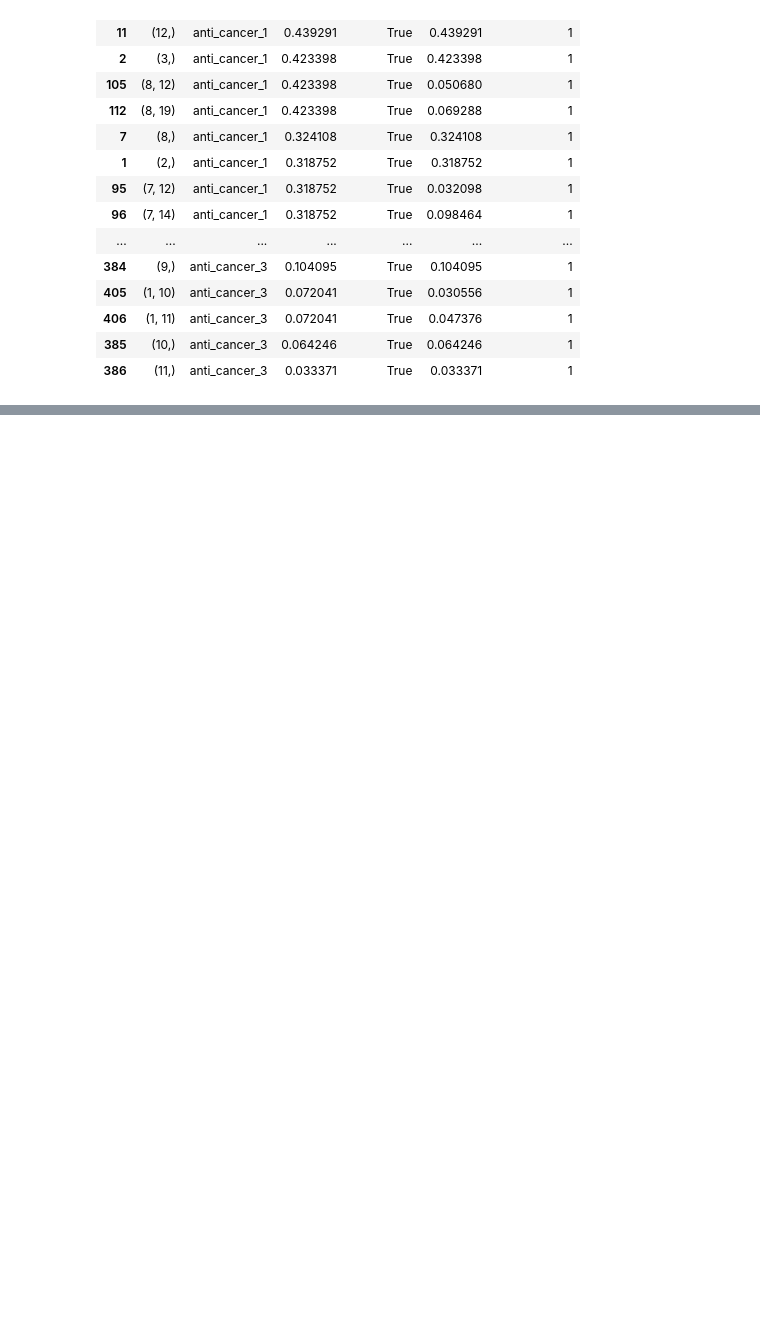
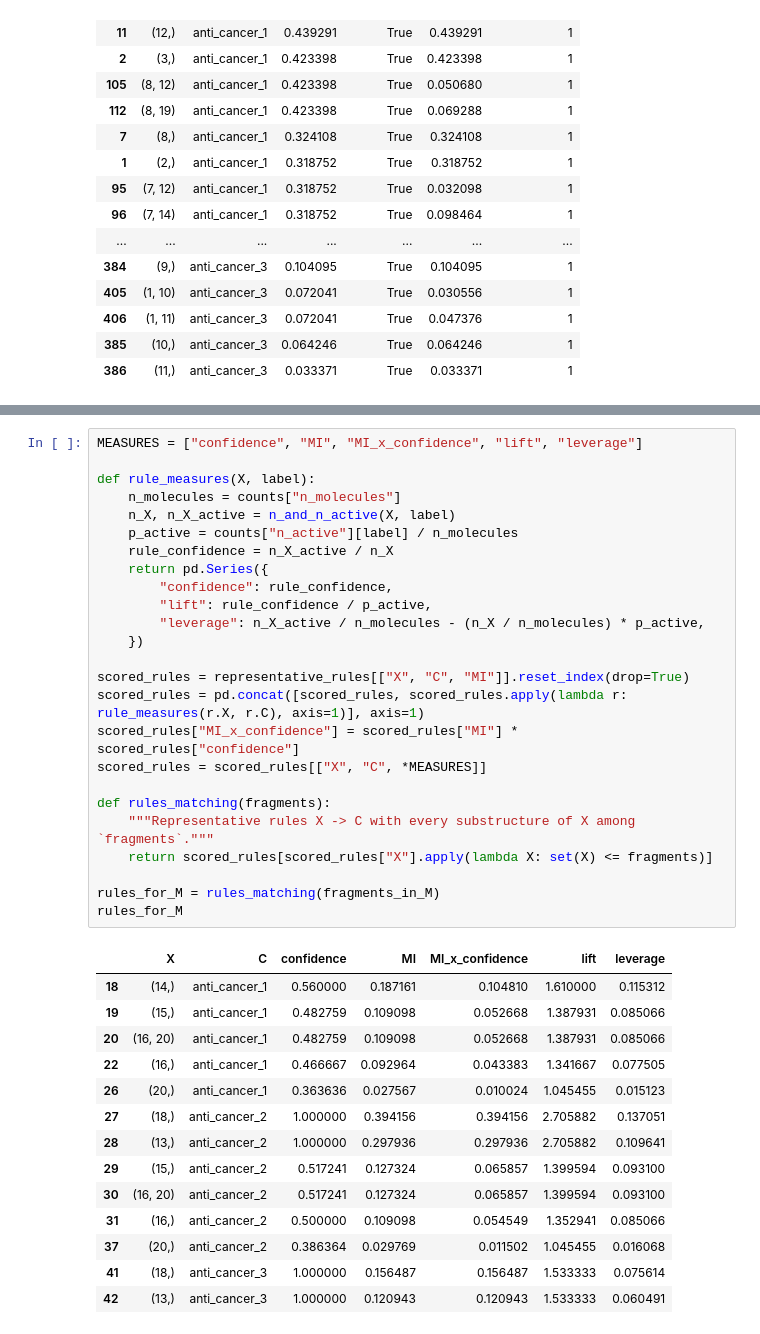
Before and after one commit to SMesForoush/DataMiningHomework4, a Jupyter notebook: homework4.ipynb, the cells around one changed output, grey strips where cells are left out. Cells and saved outputs as stored; diff of their text form; blank space fills up the shorter version.

```diff
--- a/homework4.ipynb
+++ b/homework4.ipynb
@@ -322,0 +340,40 @@ representative_rules
+# %%
+MEASURES = ["confidence", "MI", "MI_x_confidence", "lift", "leverage"]
+
+def rule_measures(X, label):
+    n_molecules = counts["n_molecules"]
+    n_X, n_X_active = n_and_n_active(X, label)
+    p_active = counts["n_active"][label] / n_molecules
+    rule_confidence = n_X_active / n_X
+    return pd.Series({
+        "confidence": rule_confidence,
+        "lift": rule_confidence / p_active,
+        "leverage": n_X_active / n_molecules - (n_X / n_molecules) * p_active,
+    })
+
+scored_rules = representative_rules[["X", "C", "MI"]].reset_index(drop=True)
+scored_rules = pd.concat([scored_rules, scored_rules.apply(lambda r: rule_measures(r.X, r.C), axis=1)], axis=1)
+scored_rules["MI_x_confidence"] = scored_rules["MI"] * scored_rules["confidence"]
+scored_rules = scored_rules[["X", "C", *MEASURES]]
+
+def rules_matching(fragments):
+    """Representative rules X -> C with every substructure of X among `fragments`."""
+    return scored_rules[scored_rules["X"].apply(lambda X: set(X) <= fragments)]
+
+rules_for_M = rules_matching(fragments_in_M)
+rules_for_M
+# %% [output]
+|  | X | C | confidence | MI | MI_x_confidence | lift | leverage |
+| 18 | (14,) | anti_cancer_1 | 0.560000 | 0.187161 | 0.104810 | 1.610000 | 0.115312 |
+| 19 | (15,) | anti_cancer_1 | 0.482759 | 0.109098 | 0.052668 | 1.387931 | 0.085066 |
+| 20 | (16, 20) | anti_cancer_1 | 0.482759 | 0.109098 | 0.052668 | 1.387931 | 0.085066 |
+| 22 | (16,) | anti_cancer_1 | 0.466667 | 0.092964 | 0.043383 | 1.341667 | 0.077505 |
+| 26 | (20,) | anti_cancer_1 | 0.363636 | 0.027567 | 0.010024 | 1.045455 | 0.015123 |
+| 27 | (18,) | anti_cancer_2 | 1.000000 | 0.394156 | 0.394156 | 2.705882 | 0.137051 |
+| 28 | (13,) | anti_cancer_2 | 1.000000 | 0.297936 | 0.297936 | 2.705882 | 0.109641 |
+| 29 | (15,) | anti_cancer_2 | 0.517241 | 0.127324 | 0.065857 | 1.399594 | 0.093100 |
+| 30 | (16, 20) | anti_cancer_2 | 0.517241 | 0.127324 | 0.065857 | 1.399594 | 0.093100 |
+| 31 | (16,) | anti_cancer_2 | 0.500000 | 0.109098 | 0.054549 | 1.352941 | 0.085066 |
+| 37 | (20,) | anti_cancer_2 | 0.386364 | 0.029769 | 0.011502 | 1.045455 | 0.016068 |
+| 41 | (18,) | anti_cancer_3 | 1.000000 | 0.156487 | 0.156487 | 1.533333 | 0.075614 |
+| 42 | (13,) | anti_cancer_3 | 1.000000 | 0.120943 | 0.120943 | 1.533333 | 0.060491 |
```
Also changed, not shown: parts of 5 cells of this notebook.
